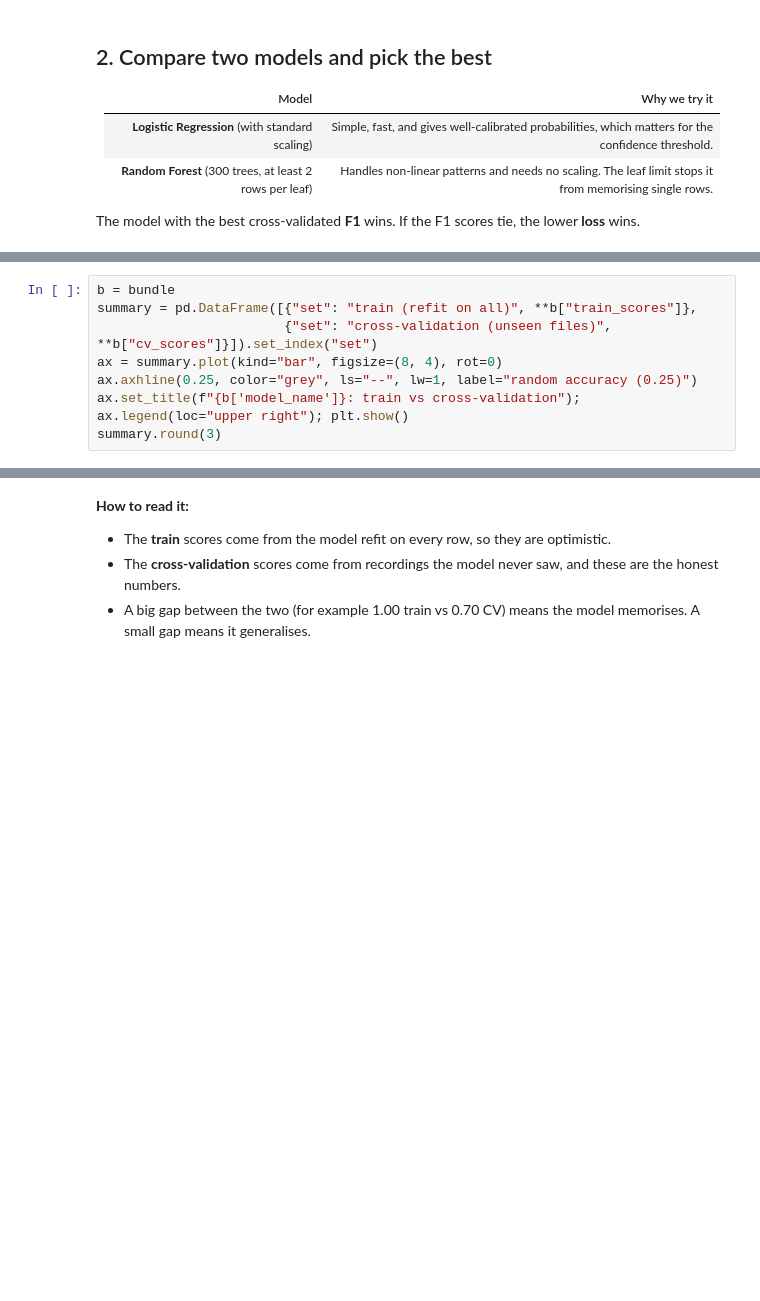
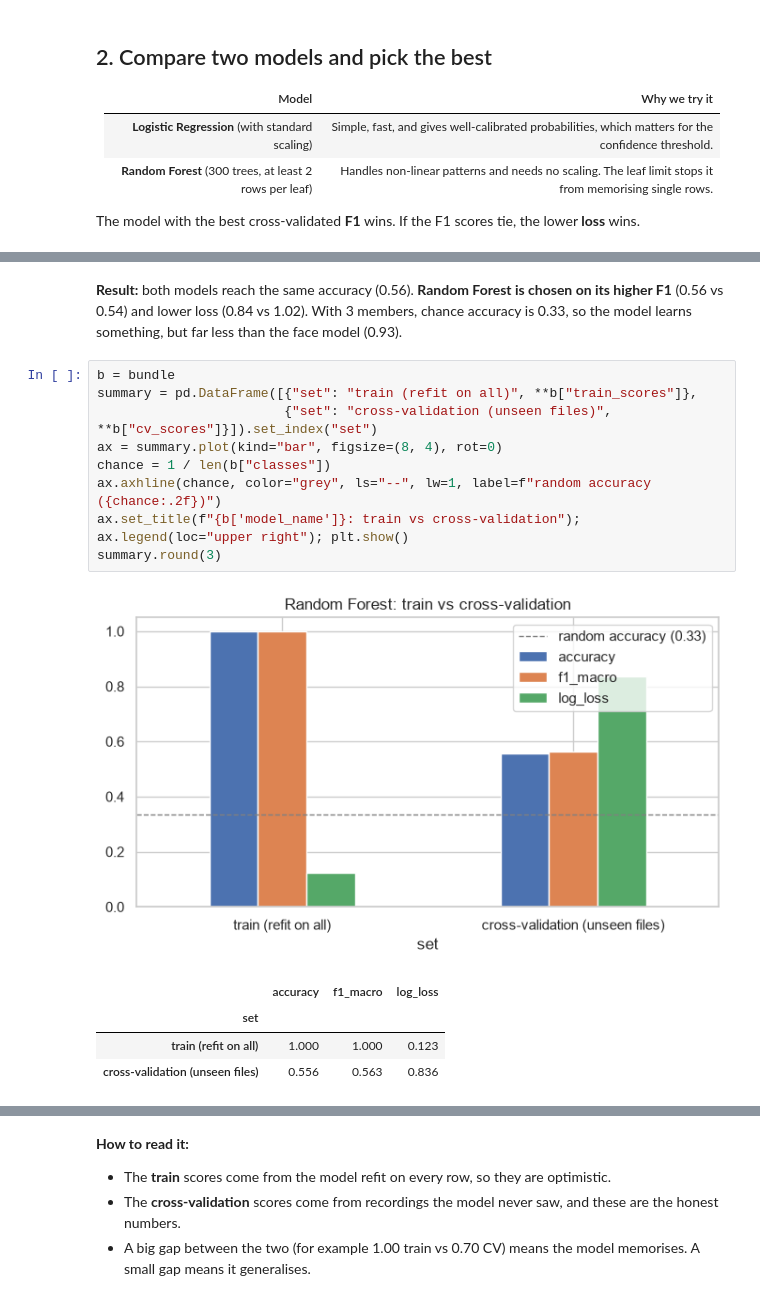
Before and after one commit to Jonathan2055/UserIdentityandProductRecommendationSystem, a Jupyter notebook: training_models/voice_model_training.ipynb, the cells around one changed output, grey strips where cells are left out. Saved outputs shown, nothing was run; the diff lists cells and outputs as text; blank space fills up the shorter version.

```diff
--- a/training_models/voice_model_training.ipynb
+++ b/training_models/voice_model_training.ipynb
@@ -65,8 +102,17 @@ bundle = train_identity_model(df, group_col="source_file")
+# %% [markdown]
+**Result:** both models reach the same accuracy (0.56). **Random Forest is chosen on its higher F1** (0.56 vs 0.54) and lower loss (0.84 vs 1.02). With 3 members, chance accuracy is 0.33, so the model learns something, but far less than the face model (0.93).
 # %%
 b = bundle
 summary = pd.DataFrame([{"set": "train (refit on all)", **b["train_scores"]},
                         {"set": "cross-validation (unseen files)", **b["cv_scores"]}]).set_index("set")
 ax = summary.plot(kind="bar", figsize=(8, 4), rot=0)
-ax.axhline(0.25, color="grey", ls="--", lw=1, label="random accuracy (0.25)")
+chance = 1 / len(b["classes"])
+ax.axhline(chance, color="grey", ls="--", lw=1, label=f"random accuracy ({chance:.2f})")
 ax.set_title(f"{b['model_name']}: train vs cross-validation"); ax.legend(loc="upper right"); plt.show()
 summary.round(3)
+# %% [output]
+[figure, added]
+|  | accuracy | f1_macro | log_loss |
+| set |  |  |  |
+| train (refit on all) | 1.000 | 1.000 | 0.123 |
+| cross-validation (unseen files) | 0.556 | 0.563 | 0.836 |
```
Also changed, not shown: parts of 17 cells of this notebook.
